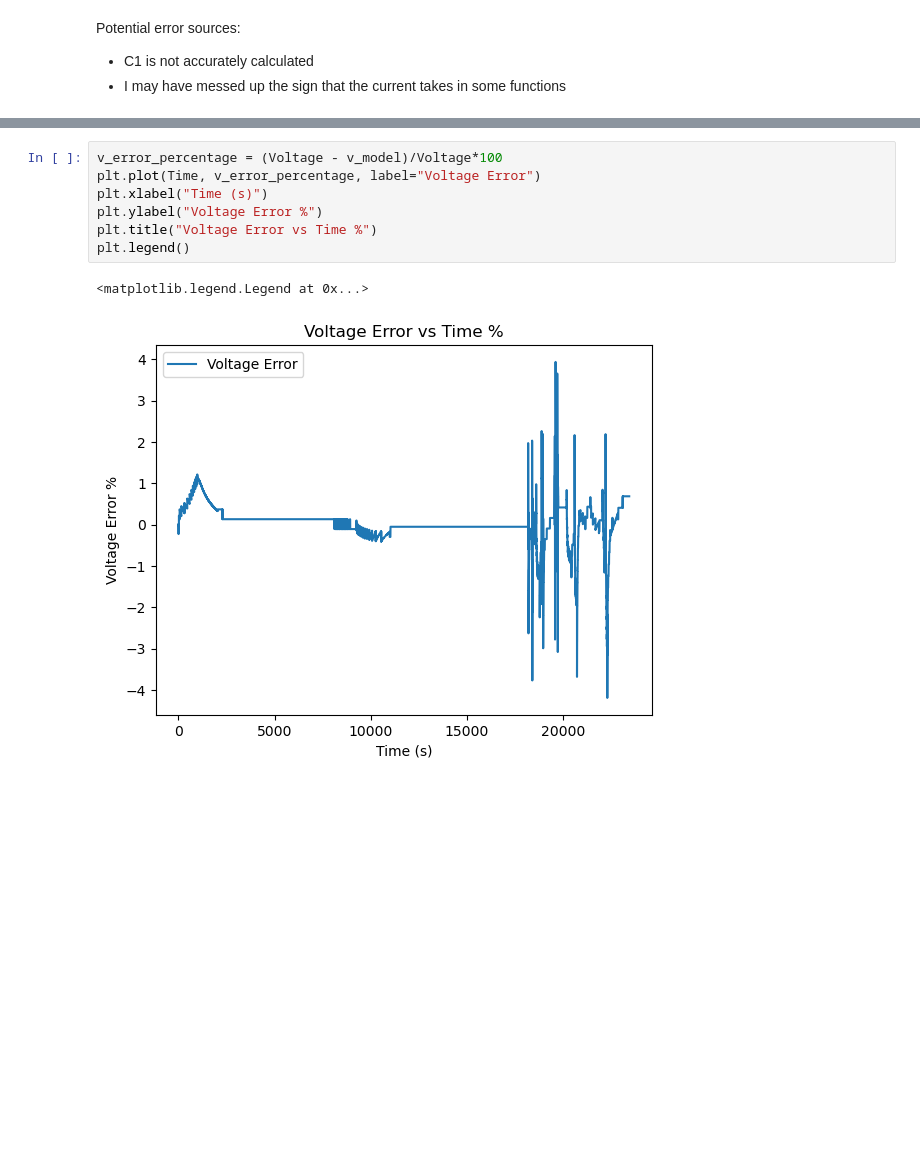
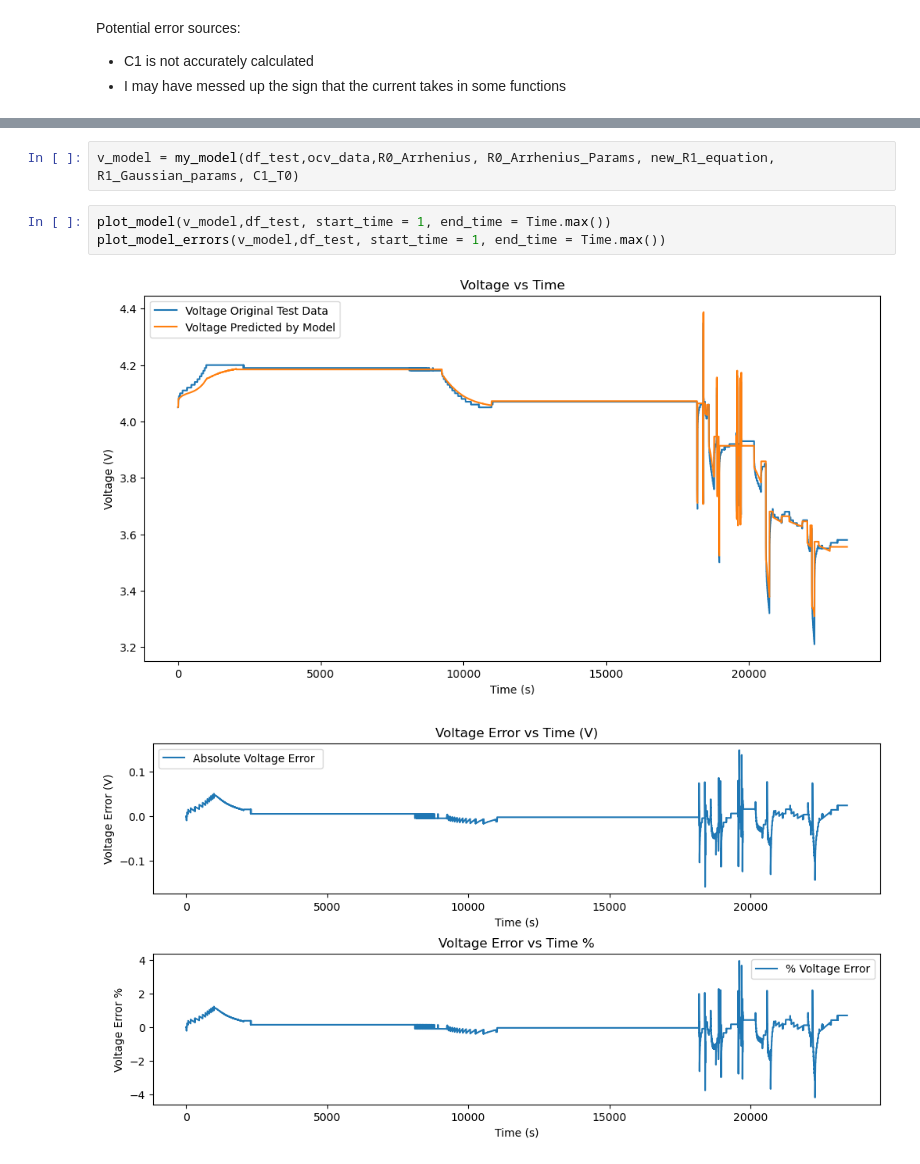
Before and after one commit to feyzijan/BatteryModelling, a Jupyter notebook: Part2Modelling.ipynb, the cells around one changed output, grey strips where cells are left out. Cells and saved outputs as stored; diff of their text form; blank space fills up the shorter version.

Commit message:
Put model into function

```diff
--- a/Part2Modelling.ipynb
+++ b/Part2Modelling.ipynb
@@ -920,10 +941,8 @@ plt.legend()
-# %%
-v_error_percentage = (Voltage - v_model)/Voltage*100
-plt.plot(Time, v_error_percentage, label="Voltage Error")
-plt.xlabel("Time (s)")
-plt.ylabel("Voltage Error %")
-plt.title("Voltage Error vs Time %")
-plt.legend()
-# %% [output]
-<matplotlib.legend.Legend at 0x...>
-[figure, removed]
+# %%
+v_model = my_model(df_test,ocv_data,R0_Arrhenius, R0_Arrhenius_Params, new_R1_equation, R1_Gaussian_params, C1_T0)
+# %%
+plot_model(v_model,df_test, start_time = 1, end_time = Time.max())
+plot_model_errors(v_model,df_test, start_time = 1, end_time = Time.max())
+# %% [output]
+[figure, added]
+[figure, added]
```
Also changed, not shown: parts of 4 cells of this notebook.
